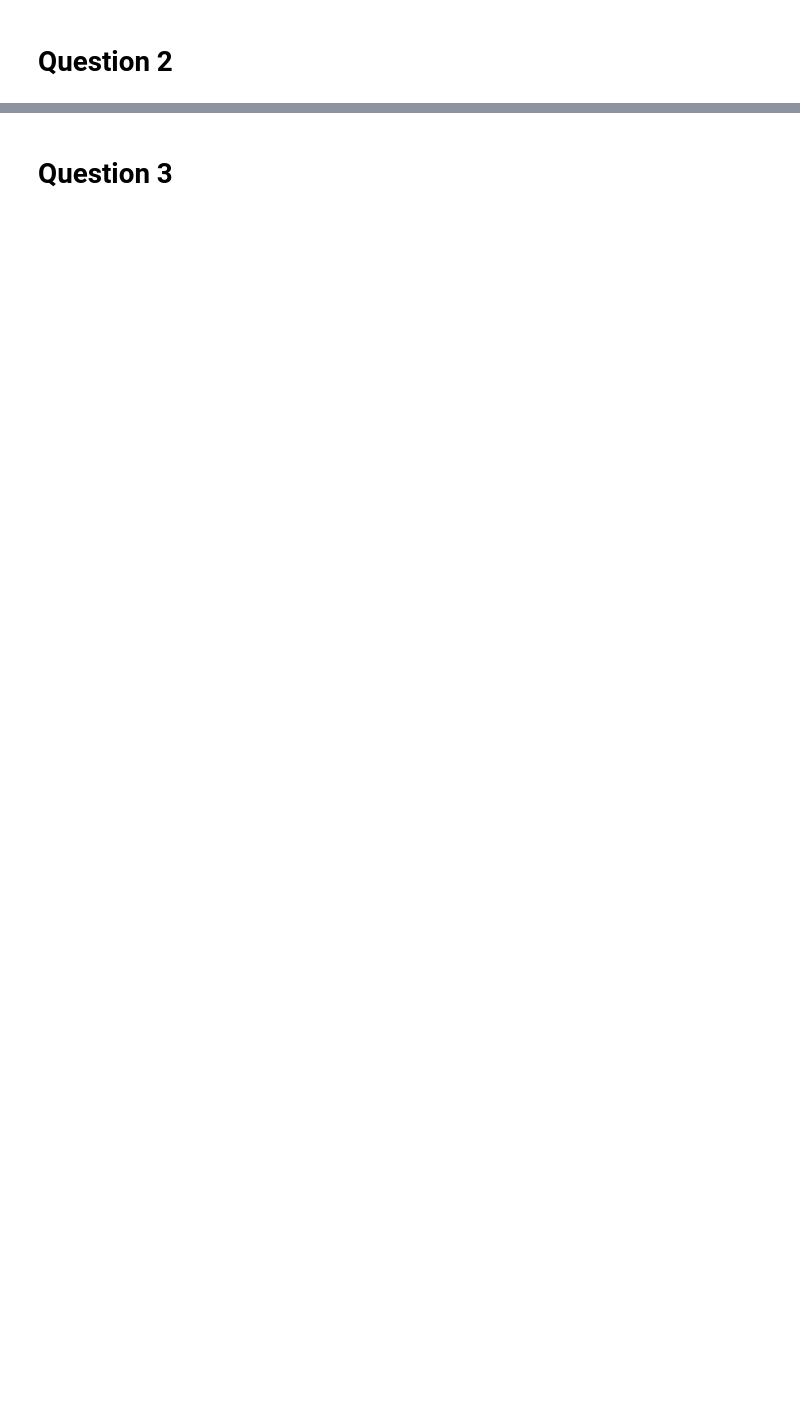
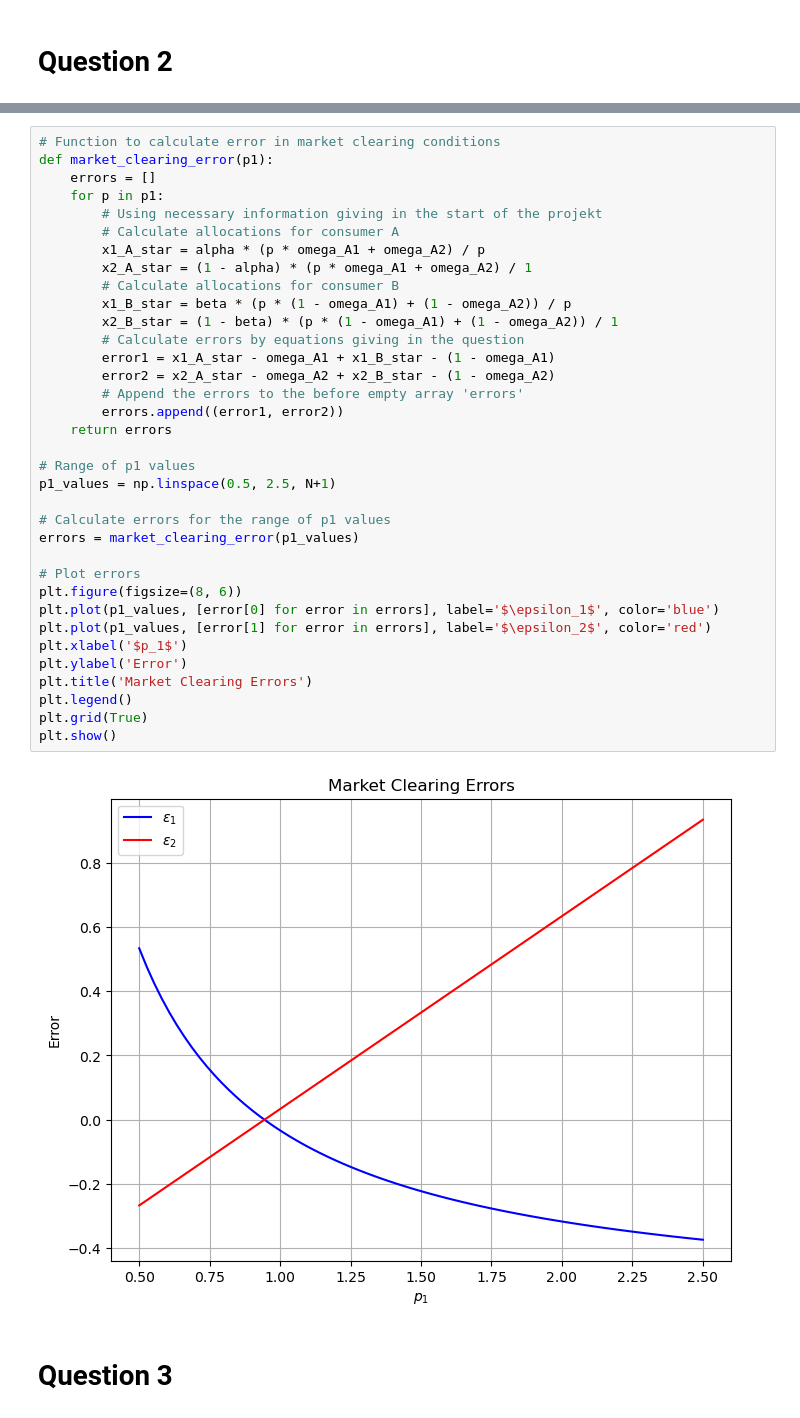
Before and after one commit to NumEconCopenhagen/projects-2024-peterjakobgustav, a Jupyter notebook: inauguralproject/inauguralproject.ipynb, the cells around one changed output, grey strips where cells are left out. Drawn from its saved outputs; the diff is of its cells as text; blank space fills up the shorter version.

Commit message:
question 1,2,3 done

```diff
--- a/inauguralproject/inauguralproject.ipynb
+++ b/inauguralproject/inauguralproject.ipynb
@@ -120,2 +122,39 @@ Explain your code and procedure
+# %%
+# Function to calculate error in market clearing conditions
+def market_clearing_error(p1):
+    errors = []
+    for p in p1:
+        # Using necessary information giving in the start of the projekt
+        # Calculate allocations for consumer A
+        x1_A_star = alpha * (p * omega_A1 + omega_A2) / p
+        x2_A_star = (1 - alpha) * (p * omega_A1 + omega_A2) / 1
+        # Calculate allocations for consumer B
+        x1_B_star = beta * (p * (1 - omega_A1) + (1 - omega_A2)) / p
+        x2_B_star = (1 - beta) * (p * (1 - omega_A1) + (1 - omega_A2)) / 1
+        # Calculate errors by equations giving in the question
+        error1 = x1_A_star - omega_A1 + x1_B_star - (1 - omega_A1)
+        error2 = x2_A_star - omega_A2 + x2_B_star - (1 - omega_A2)
+        # Append the errors to the before empty array 'errors'
+        errors.append((error1, error2))
+    return errors
+
+# Range of p1 values
+p1_values = np.linspace(0.5, 2.5, N+1)
+
+# Calculate errors for the range of p1 values
+errors = market_clearing_error(p1_values)
+
+# Plot errors
+plt.figure(figsize=(8, 6))
+plt.plot(p1_values, [error[0] for error in errors], label='$\epsilon_1$', color='blue')
+plt.plot(p1_values, [error[1] for error in errors], label='$\epsilon_2$', color='red')
+plt.xlabel('$p_1$')
+plt.ylabel('Error')
+plt.title('Market Clearing Errors')
+plt.legend()
+plt.grid(True)
+plt.show()
+# %% [output]
+[figure, added]
 # %% [markdown]
 # Question 3
```
Also changed, not shown: parts of 11 cells of this notebook.
